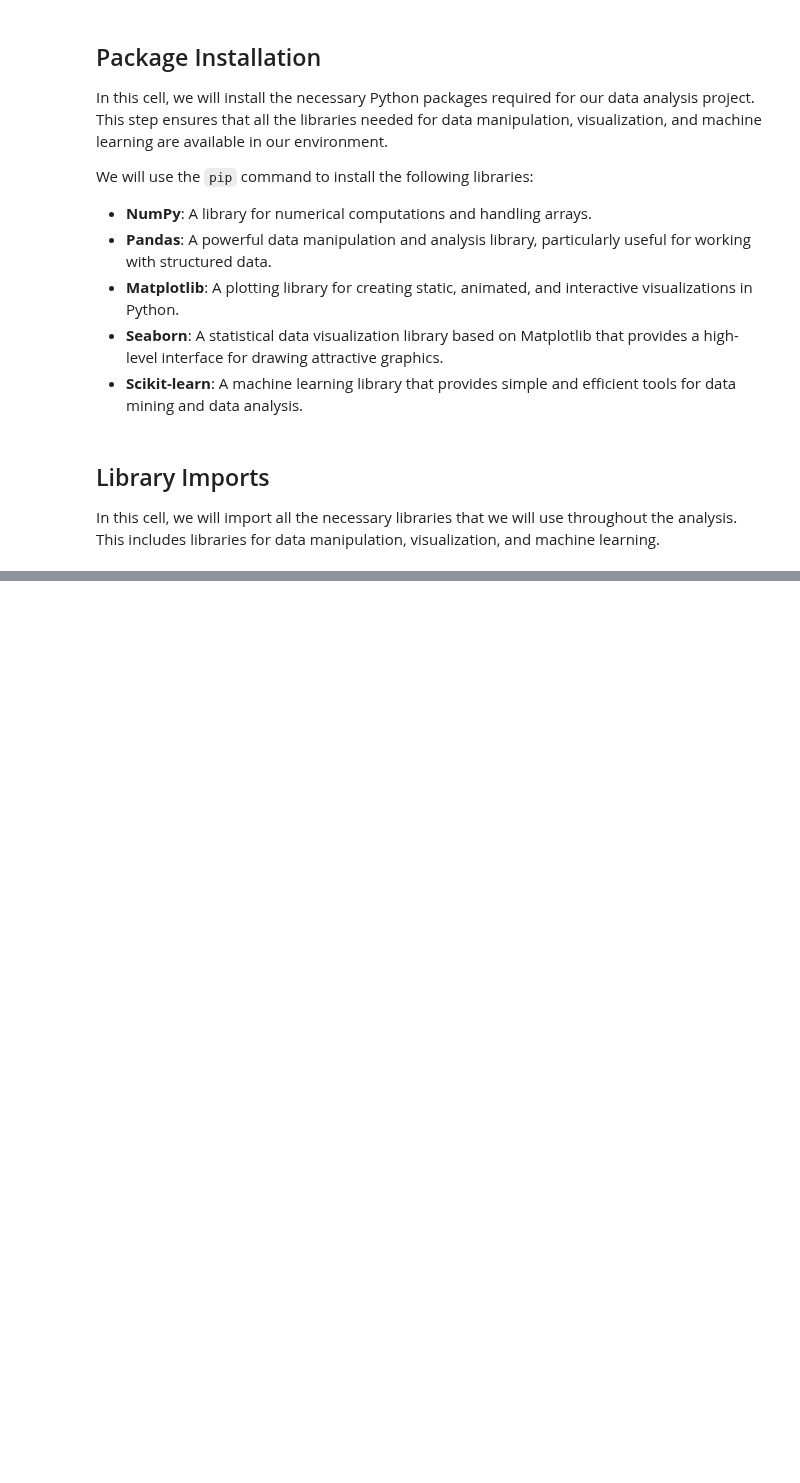
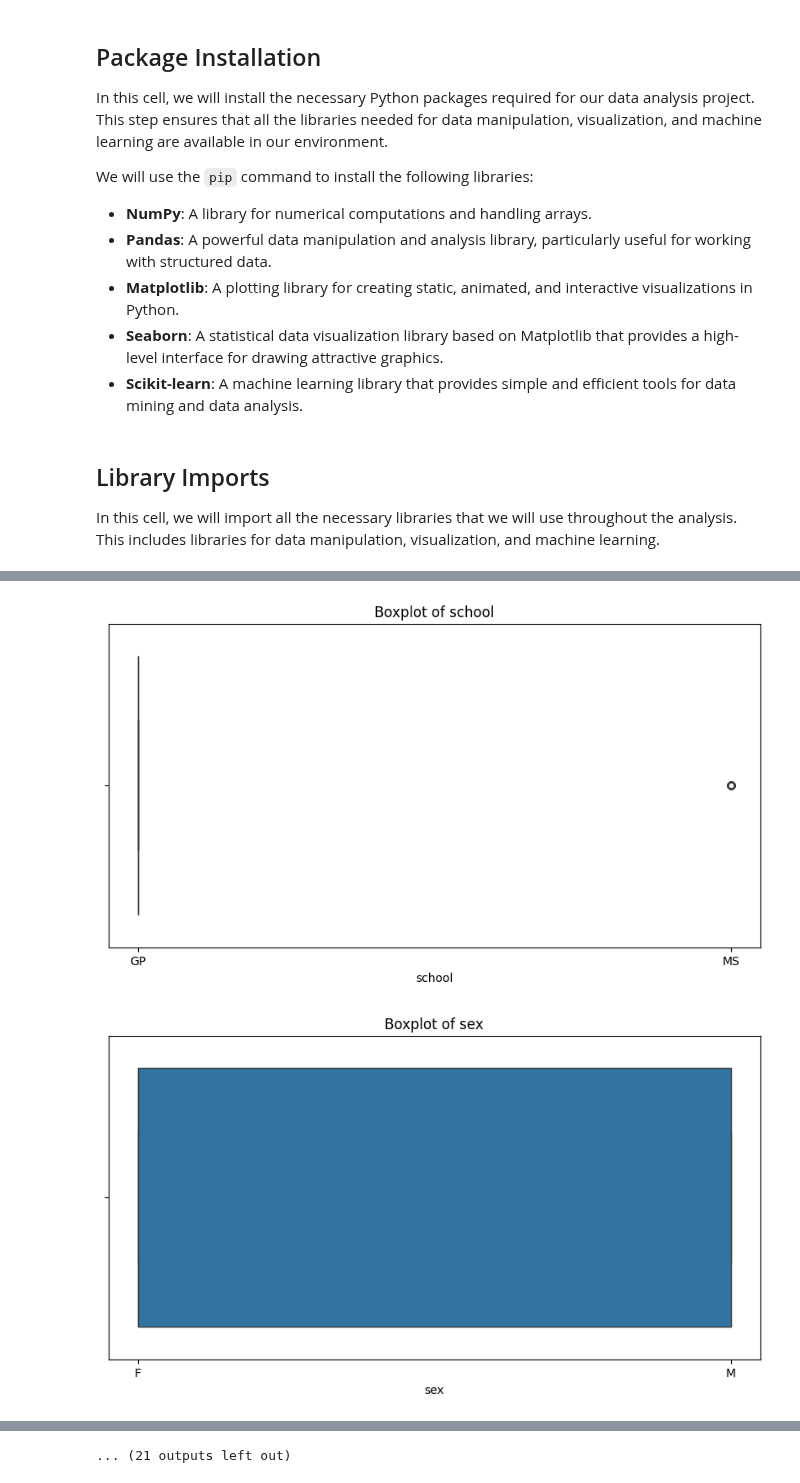
Before and after one commit to richenapedro/Data-Science-Analyst, a Jupyter notebook: script/Student Alcohol Consumption (EDA).ipynb, the cells around one changed output, grey strips where cells are left out. Saved outputs shown, nothing was run; the diff lists cells and outputs as text; code cells hidden in the pictures; blank space fills up the shorter version.

```diff
--- a/script/Student Alcohol Consumption (EDA).ipynb
+++ b/script/Student Alcohol Consumption (EDA).ipynb
@@ -100,0 +226,4 @@ from sklearn.linear_model import LinearRegression
+# %%
+# 5. Check unique values in categorical columns
+for column in combined_data.select_dtypes(include=['category']).columns:
+    print(f"\nUnique Values in '{column}':\n", combined_data[column].value_counts())
@@ -100,0 +255,10 @@ from sklearn.linear_model import LinearRegression
+# %%
+# 6. Create boxplots to check for outliers in numerical columns
+for column in combined_data.select_dtypes(exclude=['object']).columns:
+    plt.figure(figsize=(10, 5))
+    sns.boxplot(x=combined_data[column])
+    plt.title(f'Boxplot of {column}')
+    plt.show()
+# %% [output]
+[figure, added]
+[figure, added]
@@ -100,0 +275 @@ from sklearn.linear_model import LinearRegression
+... (21 outputs left out)
```
Also changed, not shown: parts of 19 cells of this notebook.
